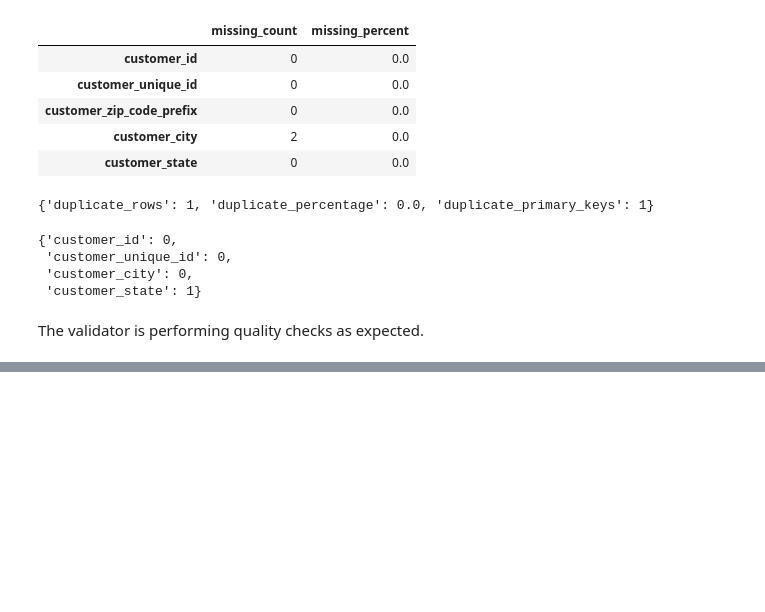
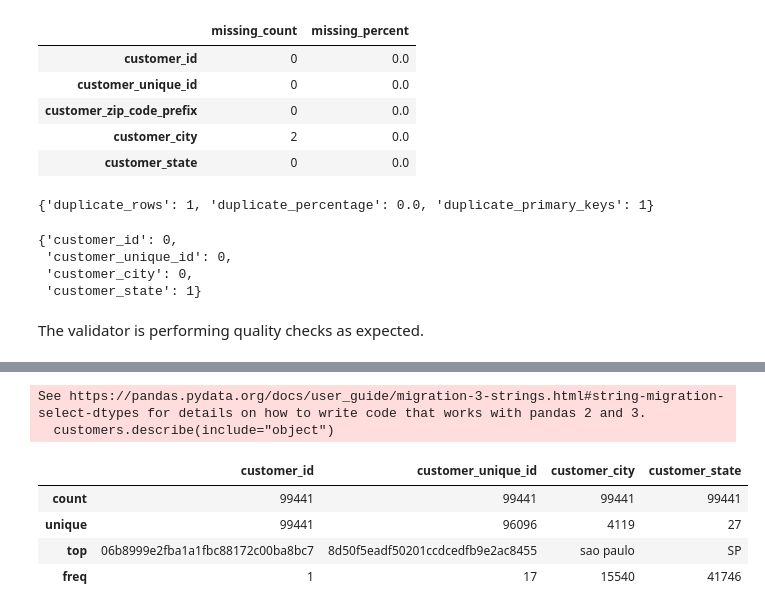
Before and after one commit to sufiyanshaikhh/Customer-Lifetime-Value-CLV-Optimization-Multi-Channel-Attribution-Engine, a Jupyter notebook: notebooks/customers_inspection.ipynb, the cells around one changed output, grey strips where cells are left out. Cells and saved outputs as stored; diff of their text form; code cells hidden in the pictures; blank space fills up the shorter version.

```diff
--- a/notebooks/customers_inspection.ipynb
+++ b/notebooks/customers_inspection.ipynb
@@ -267,0 +345,10 @@ The validator is performing quality checks as expected.
+# %%
+customers.describe(include="object")
+# %% [output]
+See https://pandas.pydata.org/docs/user_guide/migration-3-strings.html#string-migration-select-dtypes for details on how to write code that works with pandas 2 and 3.
+  customers.describe(include="object")
+|  | customer_id | customer_unique_id | customer_city | customer_state |
+| count | 99441 | 99441 | 99441 | 99441 |
+| unique | 99441 | 96096 | 4119 | 27 |
+| top | 06b8999e2fba1a1fbc88172c00ba8bc7 | 8d50f5eadf50201ccdcedfb9e2ac8455 | sao paulo | SP |
+| freq | 1 | 17 | 15540 | 41746 |
```
Also changed, not shown: parts of 20 cells of this notebook, 1 other file.
